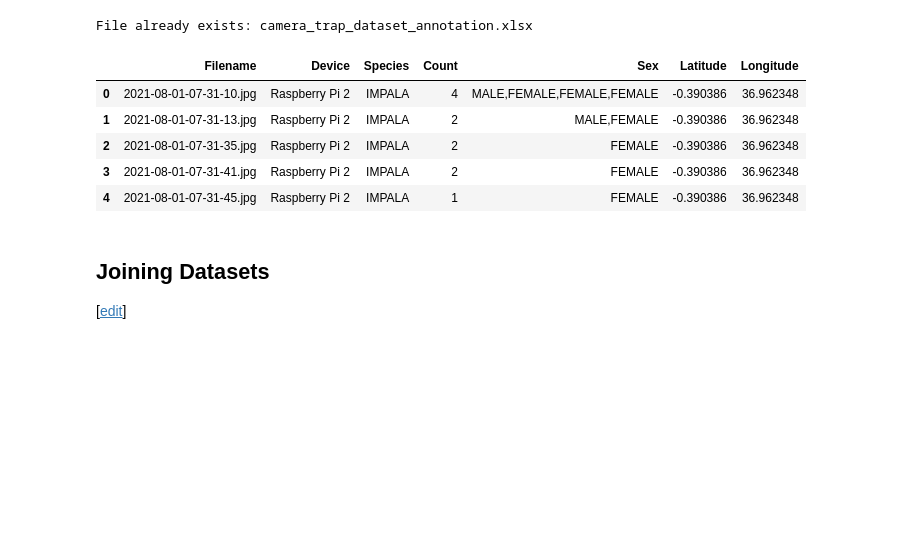
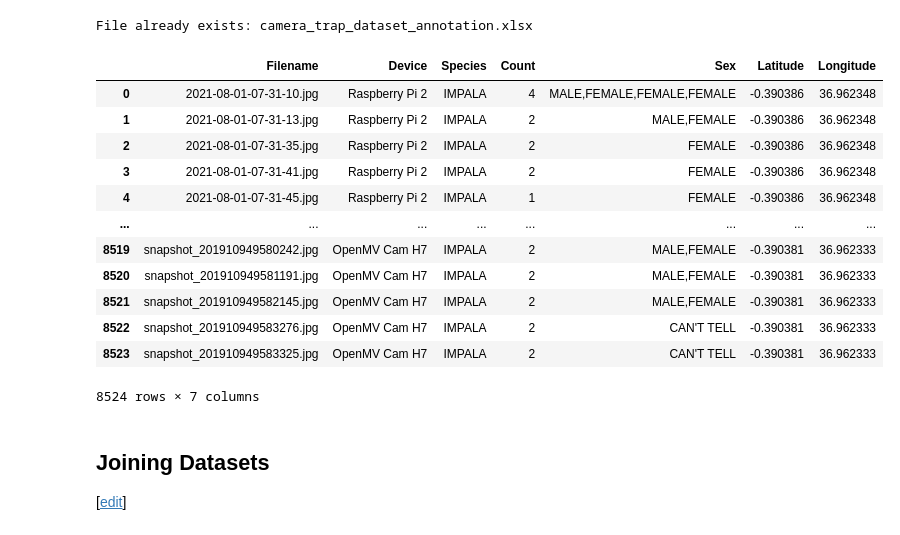
Before and after one commit to Paul-Bett/MLFC, a Jupyter notebook: _notebooks/practicals/03-dataset-joining-practical.ipynb, the cells around one changed output. Cells and saved outputs as stored; diff of their text form; code cells hidden in the pictures; blank space fills up the shorter version.

```diff
--- a/_notebooks/practicals/03-dataset-joining-practical.ipynb
+++ b/_notebooks/practicals/03-dataset-joining-practical.ipynb
@@ -122,14 +122,21 @@ porini_file = download_if_not_exists(
 File already exists: camera_trap_dataset_annotation.xlsx
 # %%
 porini_df = pd.read_excel(porini_file)
-porini_df.head()
+porini_df
 # %% [output]
 |  | Filename | Device | Species | Count | Sex | Latitude | Longitude |
 | 0 | 2021-08-01-07-31-10.jpg | Raspberry Pi 2 | IMPALA | 4 | MALE,FEMALE,FEMALE,FEMALE | -0.390386 | 36.962348 |
 | 1 | 2021-08-01-07-31-13.jpg | Raspberry Pi 2 | IMPALA | 2 | MALE,FEMALE | -0.390386 | 36.962348 |
 | 2 | 2021-08-01-07-31-35.jpg | Raspberry Pi 2 | IMPALA | 2 | FEMALE | -0.390386 | 36.962348 |
 | 3 | 2021-08-01-07-31-41.jpg | Raspberry Pi 2 | IMPALA | 2 | FEMALE | -0.390386 | 36.962348 |
 | 4 | 2021-08-01-07-31-45.jpg | Raspberry Pi 2 | IMPALA | 1 | FEMALE | -0.390386 | 36.962348 |
+| ... | ... | ... | ... | ... | ... | ... | ... |
+| 8519 | snapshot_201910949580242.jpg | OpenMV Cam H7 | IMPALA | 2 | MALE,FEMALE | -0.390381 | 36.962333 |
+| 8520 | snapshot_201910949581191.jpg | OpenMV Cam H7 | IMPALA | 2 | MALE,FEMALE | -0.390381 | 36.962333 |
+| 8521 | snapshot_201910949582145.jpg | OpenMV Cam H7 | IMPALA | 2 | MALE,FEMALE | -0.390381 | 36.962333 |
+| 8522 | snapshot_201910949583276.jpg | OpenMV Cam H7 | IMPALA | 2 | CAN'T TELL | -0.390381 | 36.962333 |
+| 8523 | snapshot_201910949583325.jpg | OpenMV Cam H7 | IMPALA | 2 | CAN'T TELL | -0.390381 | 36.962333 |
+8524 rows × 7 columns
 # %% [markdown]
 ## Joining Datasets
 
```
Also changed, not shown: parts of 4 cells of this notebook.
